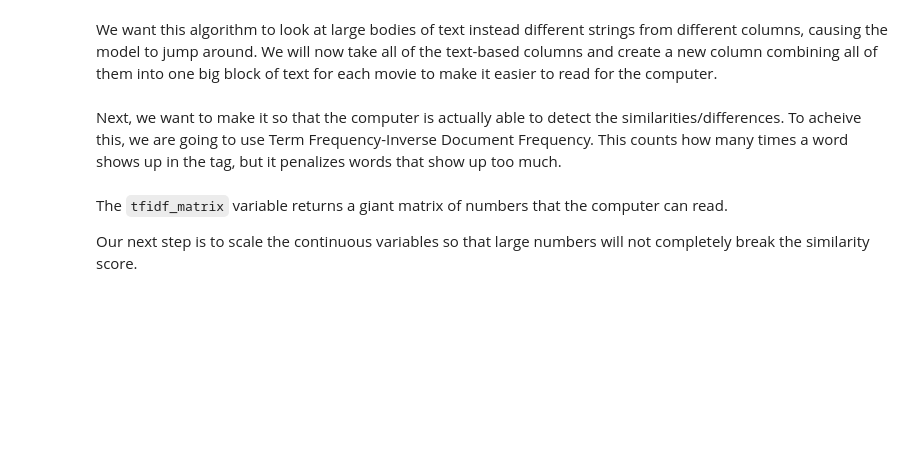
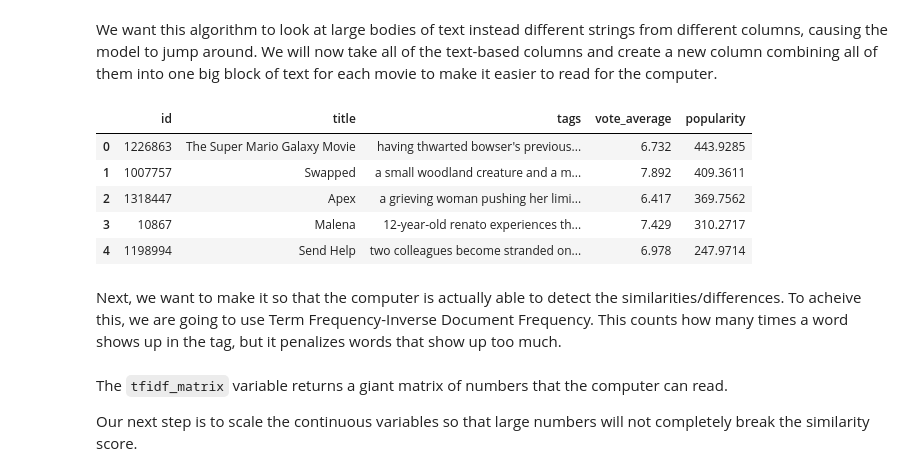
Before and after one commit to clarktenge/movie-recommender, a Jupyter notebook: PSTAT 134 FINAL PROJECT.ipynb, the cells around one changed output. Cells and saved outputs as stored; diff of their text form; code cells hidden in the pictures; blank space fills up the shorter version.

```diff
--- a/PSTAT 134 FINAL PROJECT.ipynb
+++ b/PSTAT 134 FINAL PROJECT.ipynb
@@ -71,33 +89,39 @@ movies_df.head()
 # %% [markdown]
 We want this algorithm to look at large bodies of text instead different strings from different columns, causing the model to jump around. We will now take all of the text-based columns and create a new column combining all of them into one big block of text for each movie to make it easier to read for the computer.
 # %%
-import ast
+# Helper function
+def clean(items):
+    return [i.replace(" ", "") for i in items]
 
-
-# Helper function
-def clean(list):
-    for i in list:
-       return [i.replace(" ", "") for i in list]
+# Saves genres
+movies_df['genres_display'] = movies_df['genres'].copy()
 
 # Removing spaces form the values in each list column
 for col in ['genres', 'cast', 'keywords']:
     movies_df[col] = movies_df[col].apply(clean)
 
 # Turning the overview column into a list of words
 movies_df['overview'] = movies_df['overview'].apply(lambda x: x.split() if isinstance(x, str) else [])
 
 # Adding a new column that combines all the lists into one big list with all the information the computer needs
 movies_df['tags'] = movies_df['overview'] + movies_df['genres'] + movies_df['cast'] + movies_df['keywords']
 
 # New cleaned df with just the essential information
 cleaned_movies_df = movies_df[['id', 'title', 'tags', 'vote_average', 'popularity']].copy()
 
 # Making the giant list a string
 cleaned_movies_df['tags'] = cleaned_movies_df['tags'].apply(lambda x: " ".join([str(i) for i in x]) if isinstance(x, list) else "")
 # Making all the values in the giant string lowercase
 cleaned_movies_df['tags'] = cleaned_movies_df['tags'].apply(lambda x: x.lower())
 
 cleaned_movies_df.head()
+# %% [output]
+|  | id | title | tags | vote_average | popularity |
+| 0 | 1226863 | The Super Mario Galaxy Movie | having thwarted bowser's previous... | 6.732 | 443.9285 |
+| 1 | 1007757 | Swapped | a small woodland creature and a m... | 7.892 | 409.3611 |
+| 2 | 1318447 | Apex | a grieving woman pushing her limi... | 6.417 | 369.7562 |
+| 3 | 10867 | Malena | 12-year-old renato experiences th... | 7.429 | 310.2717 |
+| 4 | 1198994 | Send Help | two colleagues become stranded on... | 6.978 | 247.9714 |
 # %% [markdown]
 Next, we want to  make it so that the computer is actually able to detect the similarities/differences. To acheive this, we are going to use Term Frequency-Inverse Document Frequency. This counts how many times a word shows up in the tag, but it penalizes words that show up too much.
 # %%
```
Also changed, not shown: parts of 15 cells of this notebook, 2 other files.
